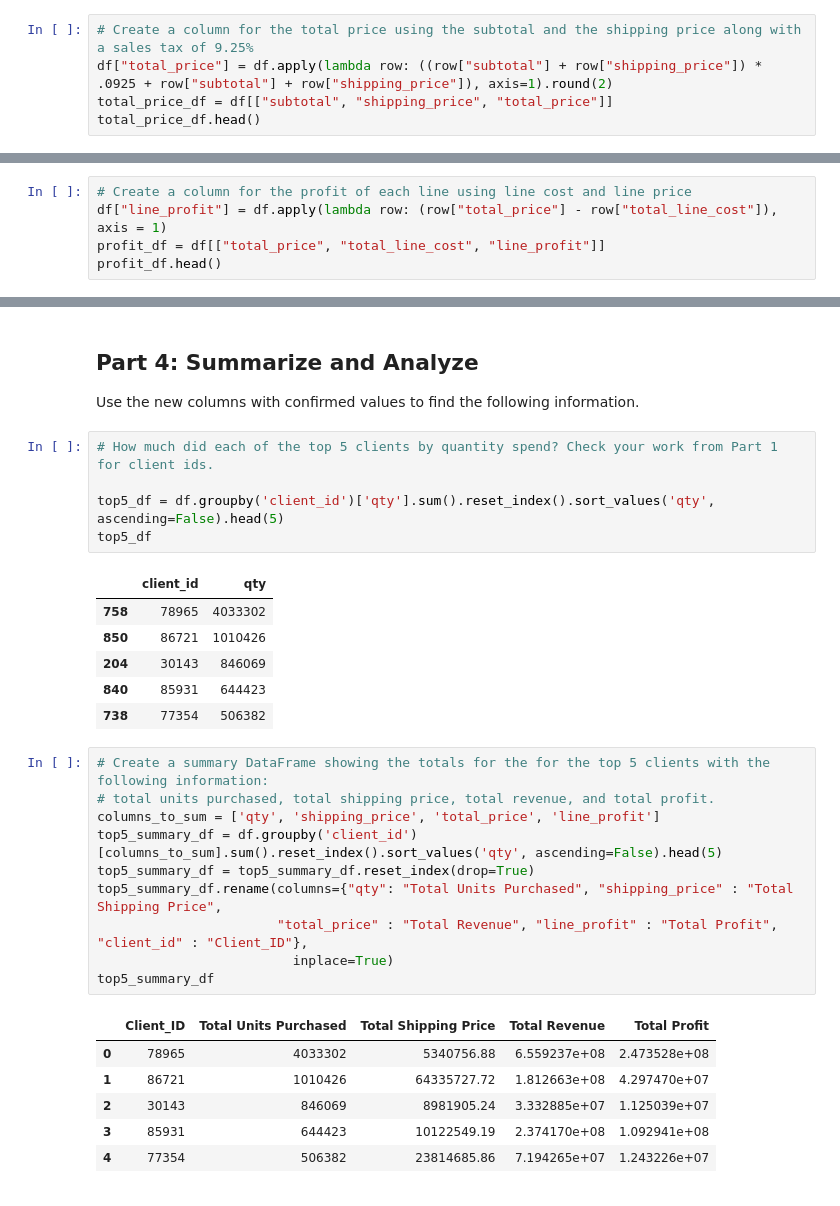
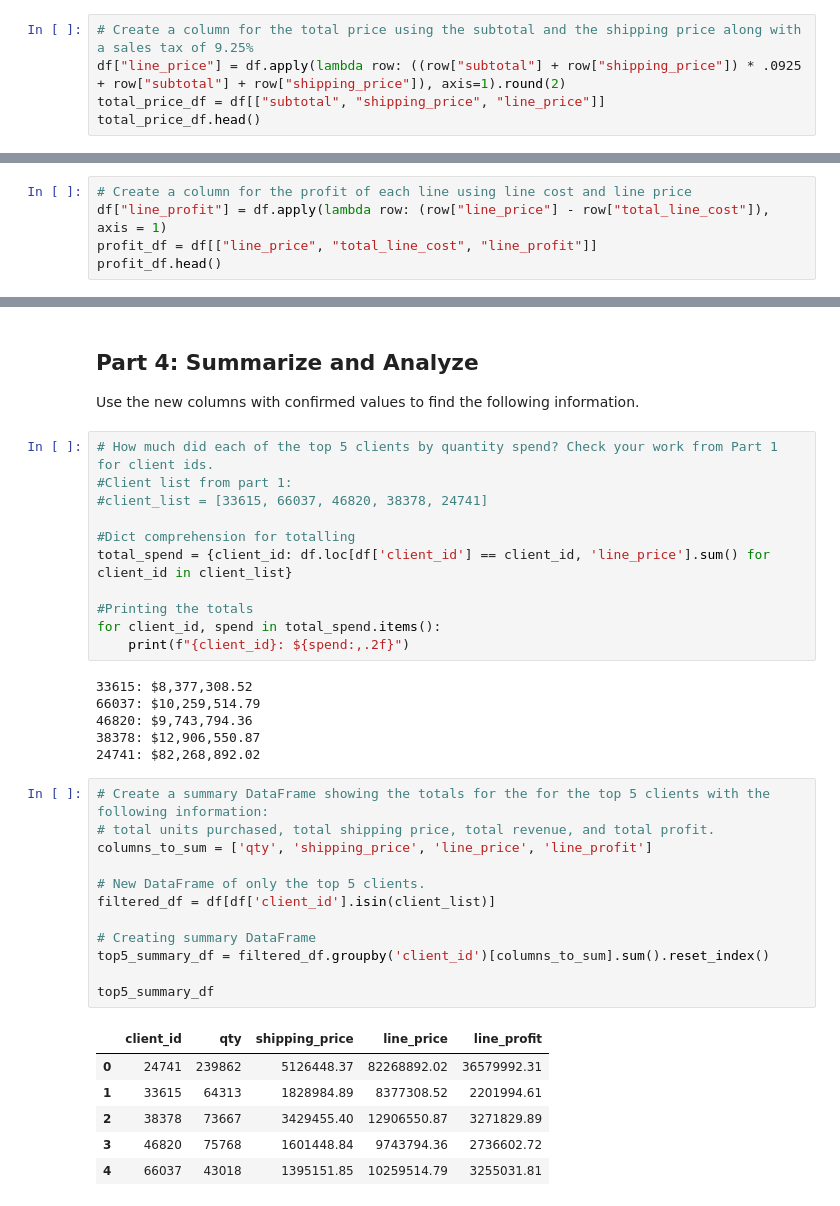
Before and after one commit to piiop/pandas-challenge-1, a Jupyter notebook: Starter_Code/wholesale_data_analysis_starter_code.ipynb, the cells around one changed output, grey strips where cells are left out. Cells and saved outputs as stored; diff of their text form.

```diff
--- a/Starter_Code/wholesale_data_analysis_starter_code.ipynb
+++ b/Starter_Code/wholesale_data_analysis_starter_code.ipynb
@@ -134,7 +137,7 @@ shipping_price_df.head()
 | 4 | 195.10 | 46.43 | 20 | 6500.20 |
 # %%
 # Create a column for the total price using the subtotal and the shipping price along with a sales tax of 9.25%
-df["total_price"] = df.apply(lambda row: ((row["subtotal"] + row["shipping_price"]) * .0925 + row["subtotal"] + row["shipping_price"]), axis=1).round(2)
-total_price_df = df[["subtotal", "shipping_price", "total_price"]]
+df["line_price"] = df.apply(lambda row: ((row["subtotal"] + row["shipping_price"]) * .0925 + row["subtotal"] + row["shipping_price"]), axis=1).round(2)
+total_price_df = df[["subtotal", "shipping_price", "line_price"]]
 total_price_df.head()
 # %% [output]
@@ -159,7 +162,7 @@ total_line_cost_df.head()
 | 4 | 108.17 | 20 | 6500.20 | 8663.60 |
 # %%
 # Create a column for the profit of each line using line cost and line price
-df["line_profit"] = df.apply(lambda row: (row["total_price"] - row["total_line_cost"]), axis = 1)
-profit_df = df[["total_price", "total_line_cost", "line_profit"]]
+df["line_profit"] = df.apply(lambda row: (row["line_price"] - row["total_line_cost"]), axis = 1)
+profit_df = df[["line_price", "total_line_cost", "line_profit"]]
 profit_df.head()
 # %% [output]
@@ -198,32 +201,39 @@ Order ID 6128929 had a total price of: $923441.25
 Use the new columns with confirmed values to find the following information.
 # %%
 # How much did each of the top 5 clients by quantity spend? Check your work from Part 1 for client ids.
+#Client list from part 1:
+#client_list = [33615, 66037, 46820, 38378, 24741]
 
-top5_df = df.groupby('client_id')['qty'].sum().reset_index().sort_values('qty', ascending=False).head(5)
-top5_df
+#Dict comprehension for totalling
+total_spend = {client_id: df.loc[df['client_id'] == client_id, 'line_price'].sum() for client_id in client_list}
+
+#Printing the totals
+for client_id, spend in total_spend.items():
+    print(f"{client_id}: ${spend:,.2f}")
 # %% [output]
-|  | client_id | qty |
-| 758 | 78965 | 4033302 |
-| 850 | 86721 | 1010426 |
-| 204 | 30143 | 846069 |
-| 840 | 85931 | 644423 |
-| 738 | 77354 | 506382 |
+33615: $8,377,308.52
+66037: $10,259,514.79
+46820: $9,743,794.36
+38378: $12,906,550.87
+24741: $82,268,892.02
 # %%
 # Create a summary DataFrame showing the totals for the for the top 5 clients with the following information:
 # total units purchased, total shipping price, total revenue, and total profit.
-columns_to_sum = ['qty', 'shipping_price', 'total_price', 'line_profit']
-top5_summary_df = df.groupby('client_id')[columns_to_sum].sum().reset_index().sort_values('qty', ascending=False).head(5)
-top5_summary_df = top5_summary_df.reset_index(drop=True)
-top5_summary_df.rename(columns={"qty": "Total Units Purchased", "shipping_price" : "Total Shipping Price",
-                       "total_price" : "Total Revenue", "line_profit" : "Total Profit", "client_id" : "Client_ID"},
-                         inplace=True)
+columns_to_sum = ['qty', 'shipping_price', 'line_price', 'line_profit']
+
+# New DataFrame of only the top 5 clients.
+filtered_df = df[df['client_id'].isin(client_list)]
+
+# Creating summary DataFrame
+top5_summary_df = filtered_df.groupby('client_id')[columns_to_sum].sum().reset_index()
+
 top5_summary_df
 # %% [output]
-|  | Client_ID | Total Units Purchased | Total Shipping Price | Total Revenue | Total Profit |
-| 0 | 78965 | 4033302 | 5340756.88 | 6.559237e+08 | 2.473528e+08 |
-| 1 | 86721 | 1010426 | 64335727.72 | 1.812663e+08 | 4.297470e+07 |
-| 2 | 30143 | 846069 | 8981905.24 | 3.332885e+07 | 1.125039e+07 |
-| 3 | 85931 | 644423 | 10122549.19 | 2.374170e+08 | 1.092941e+08 |
-| 4 | 77354 | 506382 | 23814685.86 | 7.194265e+07 | 1.243226e+07 |
+|  | client_id | qty | shipping_price | line_price | line_profit |
+| 0 | 24741 | 239862 | 5126448.37 | 82268892.02 | 36579992.31 |
+| 1 | 33615 | 64313 | 1828984.89 | 8377308.52 | 2201994.61 |
+| 2 | 38378 | 73667 | 3429455.40 | 12906550.87 | 3271829.89 |
+| 3 | 46820 | 75768 | 1601448.84 | 9743794.36 | 2736602.72 |
+| 4 | 66037 | 43018 | 1395151.85 | 10259514.79 | 3255031.81 |
 # %%
 # Format the data and rename the columns to names suitable for presentation.
```
Also changed, not shown: parts of 10 cells of this notebook.
